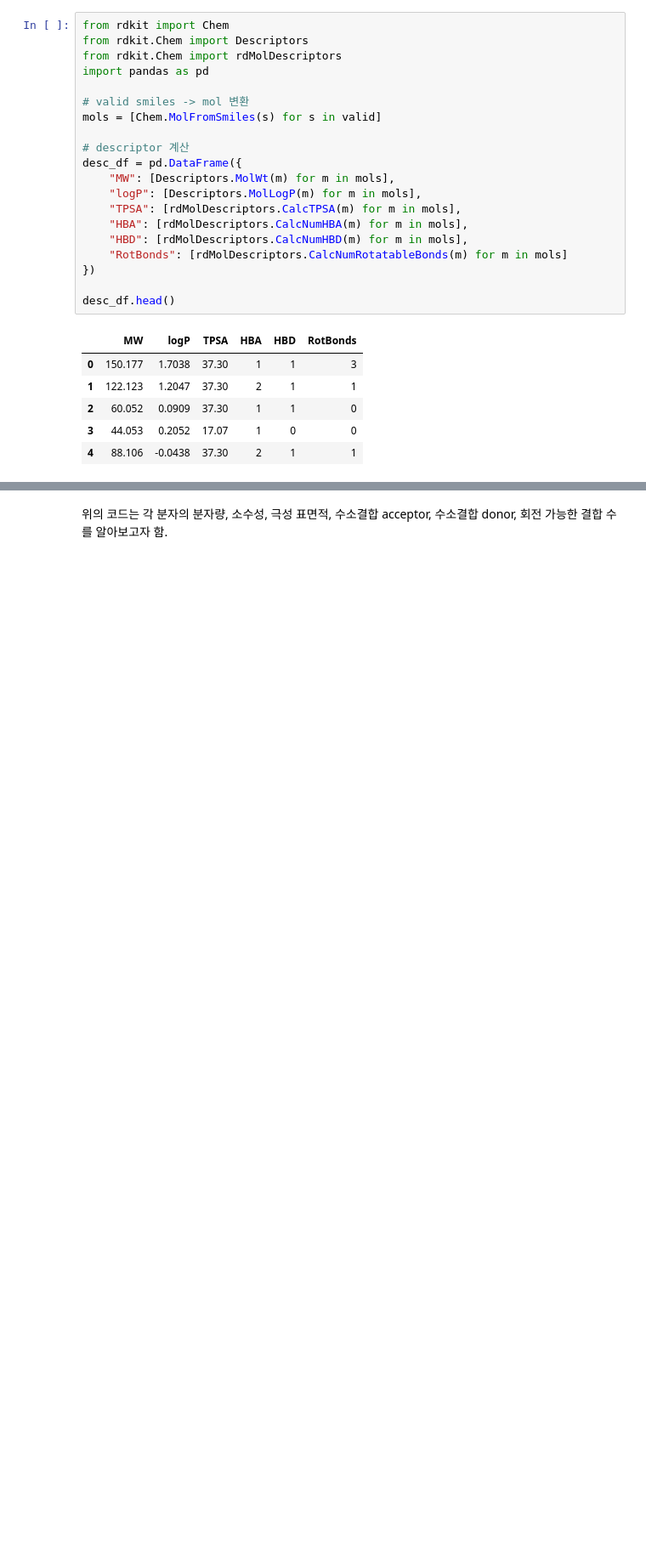
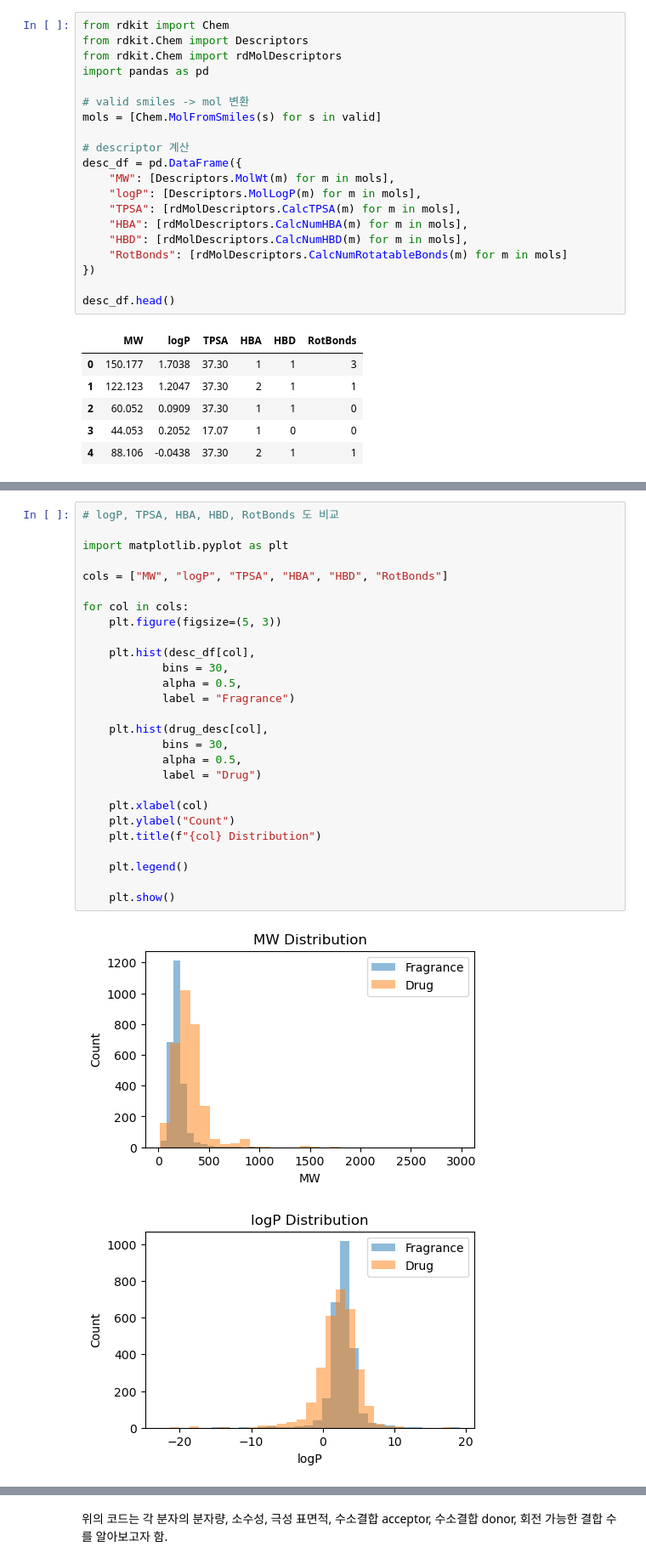
Before and after one commit to Hyeji-Shin-lab/2026-Algorithm, a Jupyter notebook: 신혜지_20251259_화학제품군.ipynb, the cells around one changed output, grey strips where cells are left out. Shown at 85% size. Cells and saved outputs as stored; diff of their text form; blank space fills up the shorter version.

```diff
--- a/신혜지_20251259_화학제품군.ipynb
+++ b/신혜지_20251259_화학제품군.ipynb
@@ -157,0 +216,30 @@ desc_df.head()
+# %%
+# logP, TPSA, HBA, HBD, RotBonds 도 비교
+
+import matplotlib.pyplot as plt
+
+cols = ["MW", "logP", "TPSA", "HBA", "HBD", "RotBonds"]
+
+for col in cols:
+    plt.figure(figsize=(5, 3))
+
+    plt.hist(desc_df[col],
+            bins = 30,
+            alpha = 0.5,
+            label = "Fragrance")
+
+    plt.hist(drug_desc[col],
+            bins = 30,
+            alpha = 0.5,
+            label = "Drug")
+
+    plt.xlabel(col)
+    plt.ylabel("Count")
+    plt.title(f"{col} Distribution")
+
+    plt.legend()
+
+    plt.show()
+# %% [output]
+[figure, added]
+[figure, added]
```
Also changed, not shown: parts of 32 cells of this notebook.
